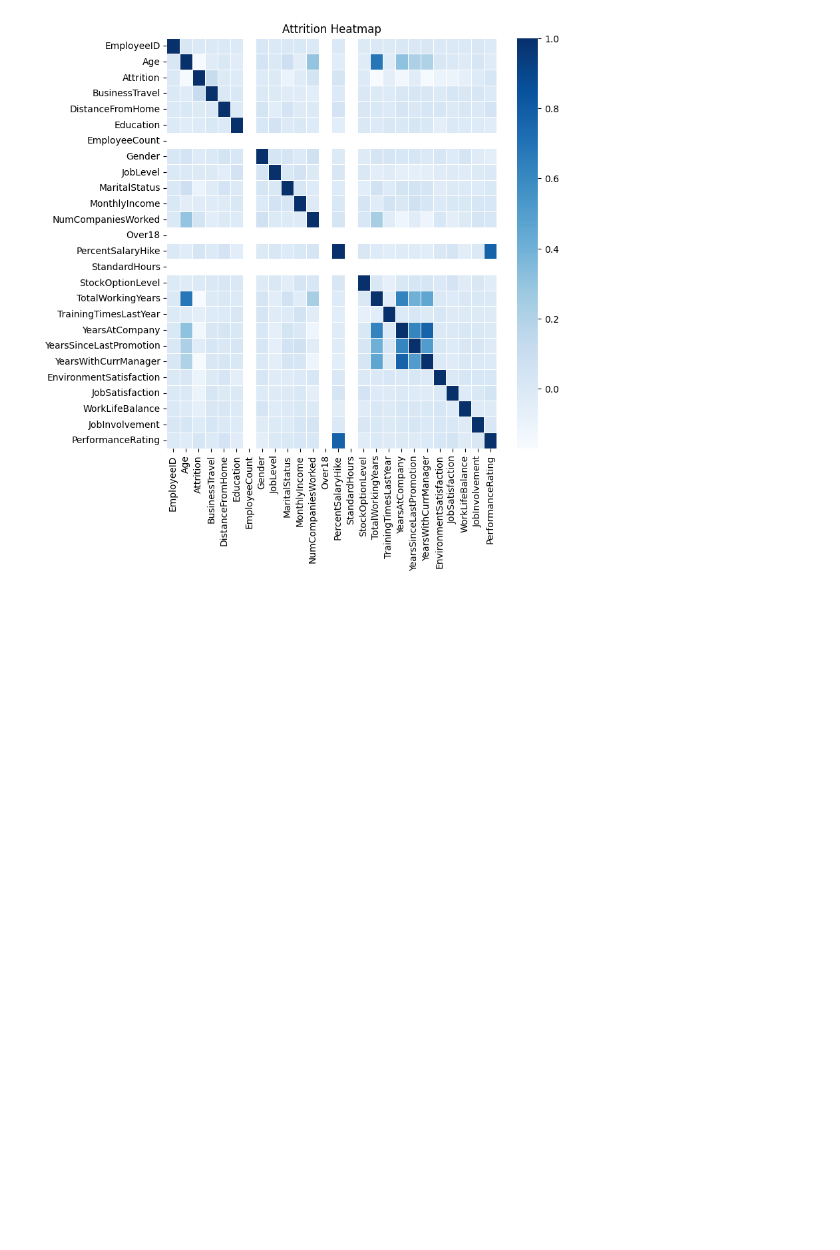
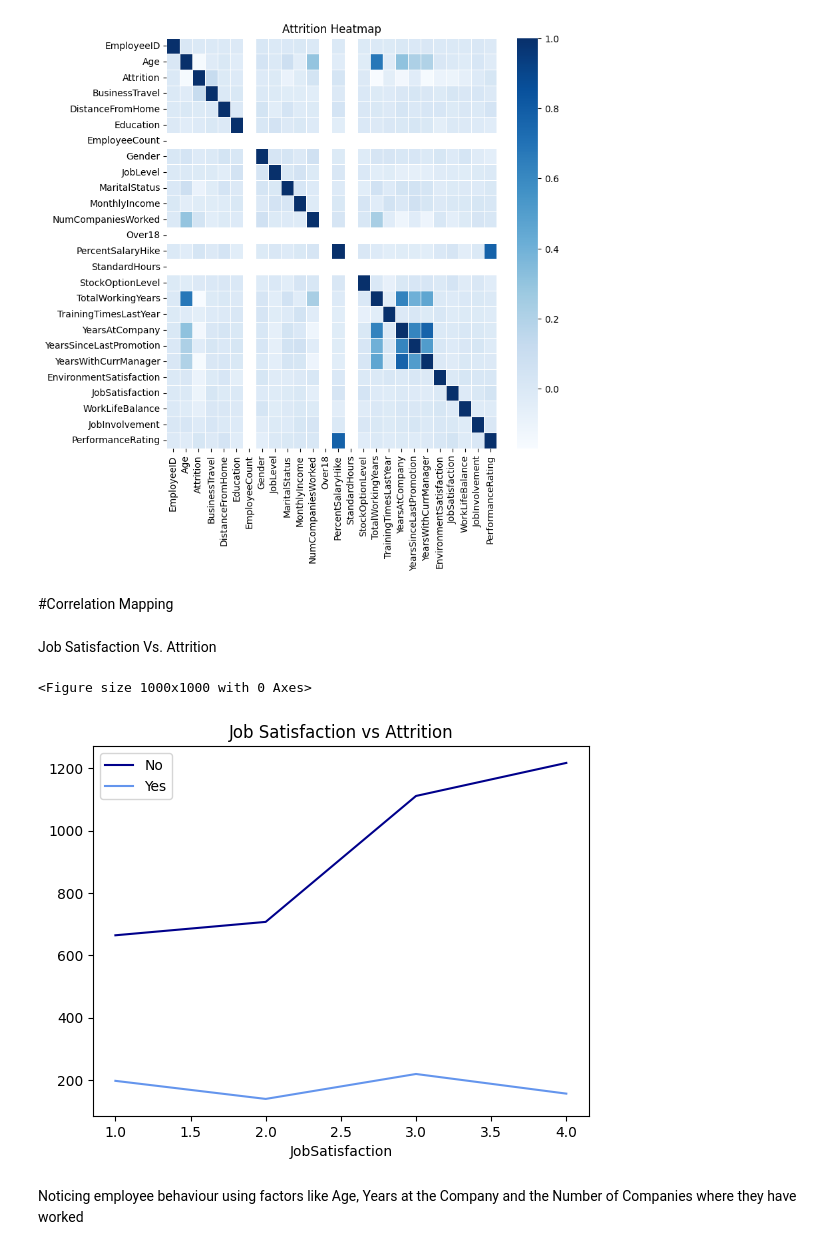
Before and after one commit to krutikacoding/twilearn-ds, a Jupyter notebook: Krutika_Employee_Attrition_Analysis.ipynb, the cells around one changed output. Saved outputs shown, nothing was run; the diff lists cells and outputs as text; code cells hidden in the pictures; blank space fills up the shorter version.

```diff
--- a/Krutika_Employee_Attrition_Analysis.ipynb
+++ b/Krutika_Employee_Attrition_Analysis.ipynb
@@ -246,3 +268,22 @@ plt.title("Attrition Heatmap")
 plt.show()
 # %% [output]
 [figure]
+# %% [markdown]
+#Correlation Mapping
+# %% [markdown]
+Job Satisfaction Vs. Attrition
+# %%
+plt.figure(figsize=(10,10))
+prd_gender= pd.crosstab(data['JobSatisfaction'], data['Attrition'])
+ax=prd_gender.plot(kind='line')
+plt.xticks(rotation=0)
+plt.gca().get_lines()[0].set_color("darkblue")
+plt.gca().get_lines()[1].set_color("cornflowerblue")
+plt.title("Job Satisfaction vs Attrition")
+plt.legend()
+plt.show()
+# %% [output]
+<Figure size 1000x1000 with 0 Axes>
+[figure, added]
+# %% [markdown]
+  Noticing employee behaviour using factors like Age, Years at the Company and the Number of Companies where they have worked
```
Also changed, not shown: parts of 14 cells of this notebook.
